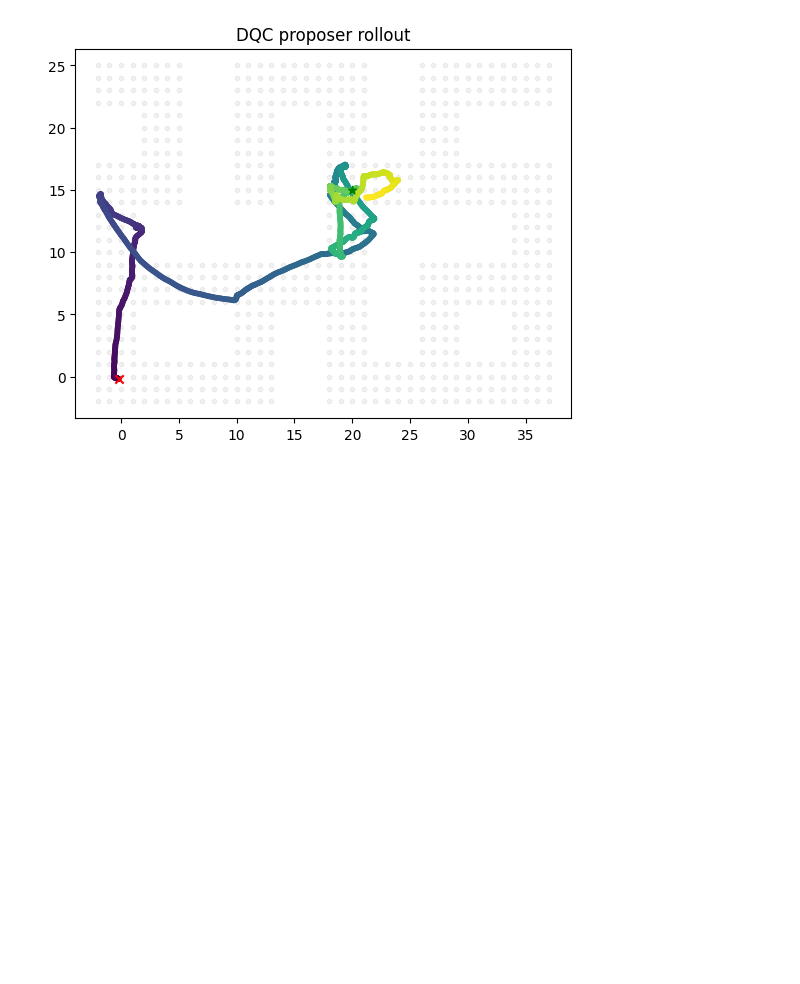
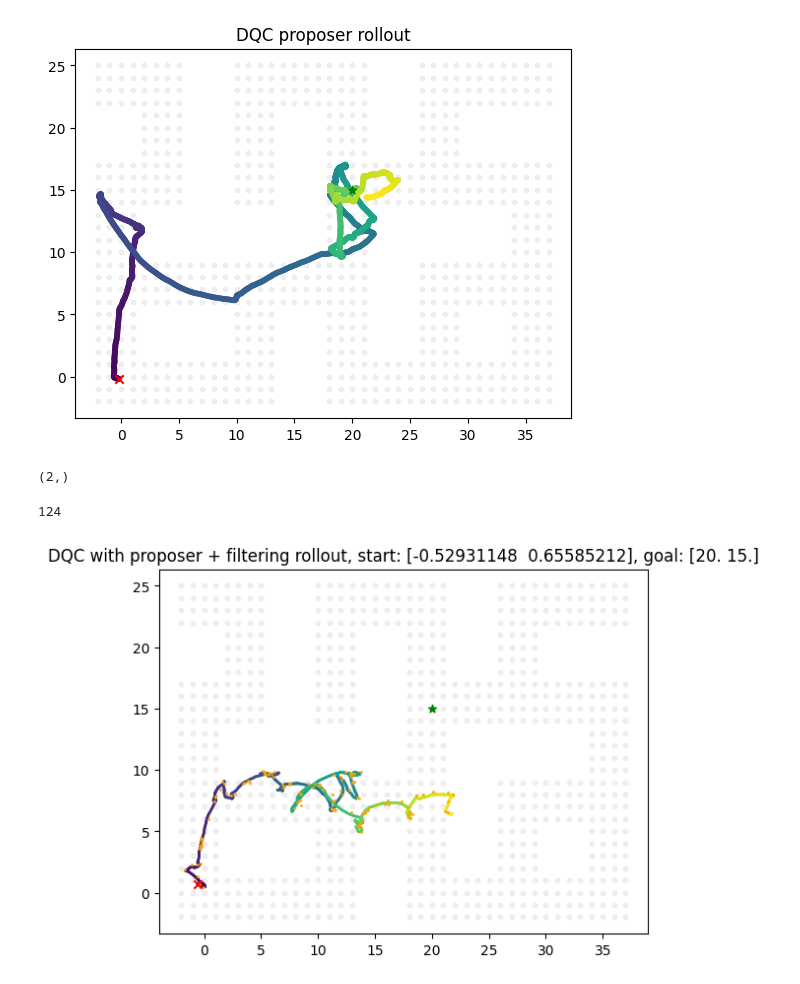
Before and after one commit to jnzhao3/horizon-reduction, a Jupyter notebook: 04_dqc_flow.ipynb, the cells around one changed output. Cells and saved outputs as stored; diff of their text form; code cells hidden in the pictures; blank space fills up the shorter version.

```diff
--- a/04_dqc_flow.ipynb
+++ b/04_dqc_flow.ipynb
@@ -686,5 +686,9 @@ plt.title('DQC proposer rollout')
 plt.show()
 # %% [output]
 [figure]
+# %%
+goal.shape
+# %% [output]
+(2,)
 # %%
 replay_buffer = []
@@ -707,0 +745,17 @@ for i in tqdm(range(2000)):
+# %%
+print(len(subgoals_buffer))
+# %% [output]
+124
+# %%
+replay_buffer = np.asarray(replay_buffer)
+subgoals_buffer = np.asarray(subgoals_buffer)
+
+plt.scatter(x=all_cell_points[..., 0], y=all_cell_points[..., 1], s=10, alpha=0.1, c='gray')
+plt.scatter(x=replay_buffer[..., 0], y=replay_buffer[..., 1], c=np.arange(len(replay_buffer)), cmap='viridis', s=1)
+plt.scatter(x=subgoals_buffer[..., 0], y=subgoals_buffer[..., 1], c='orange', s=1)
+plt.scatter(x=goal[0], y=goal[1], c='green', marker='*')
+plt.scatter(x=start[0], y=start[1], marker='x', c='red')
+plt.title(f'DQC with proposer + filtering rollout, start: {start}, goal: {goal}')
+plt.show()
+# %% [output]
+[figure, added]
```
Also changed, not shown: parts of 23 cells of this notebook, 3 other files.
